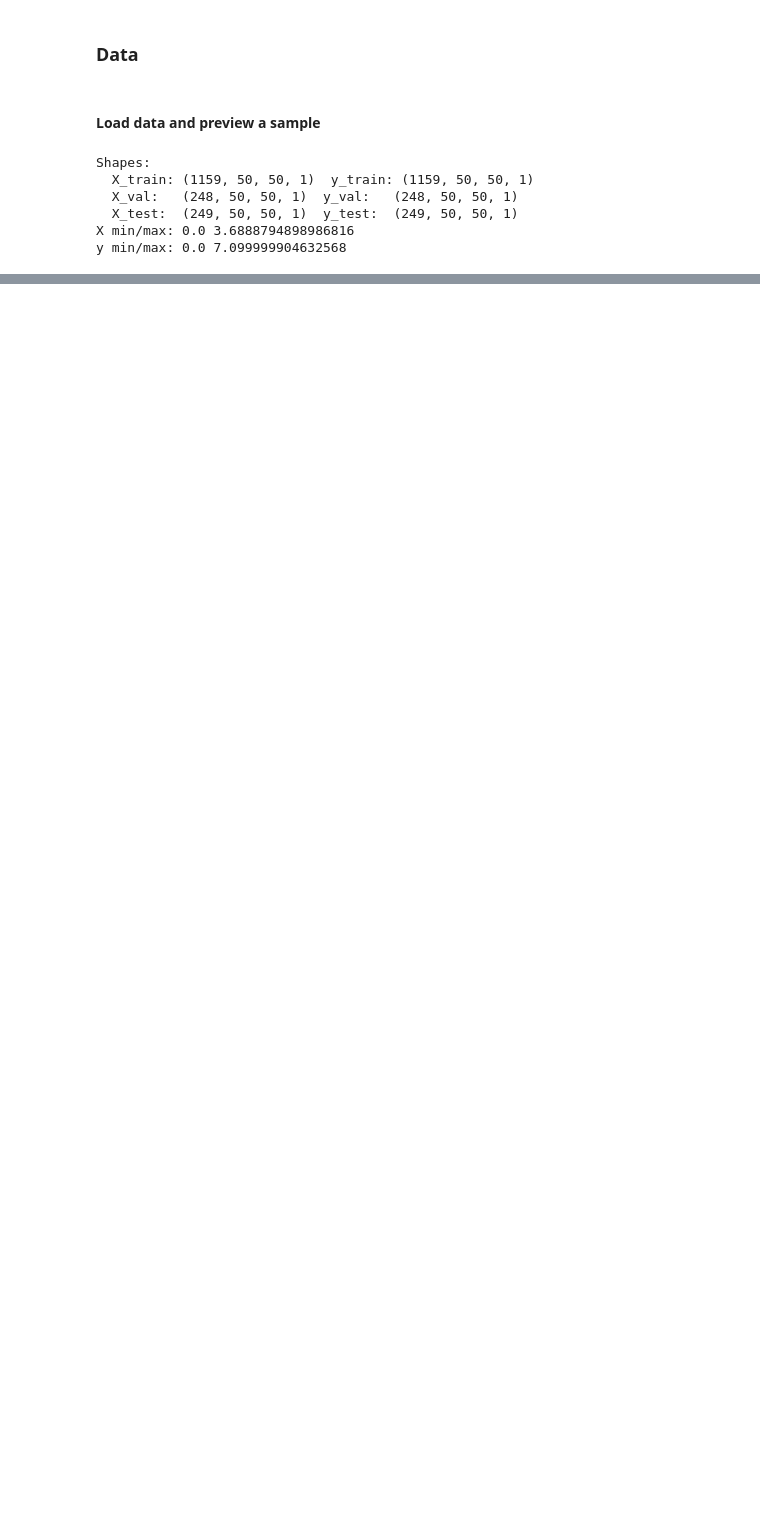
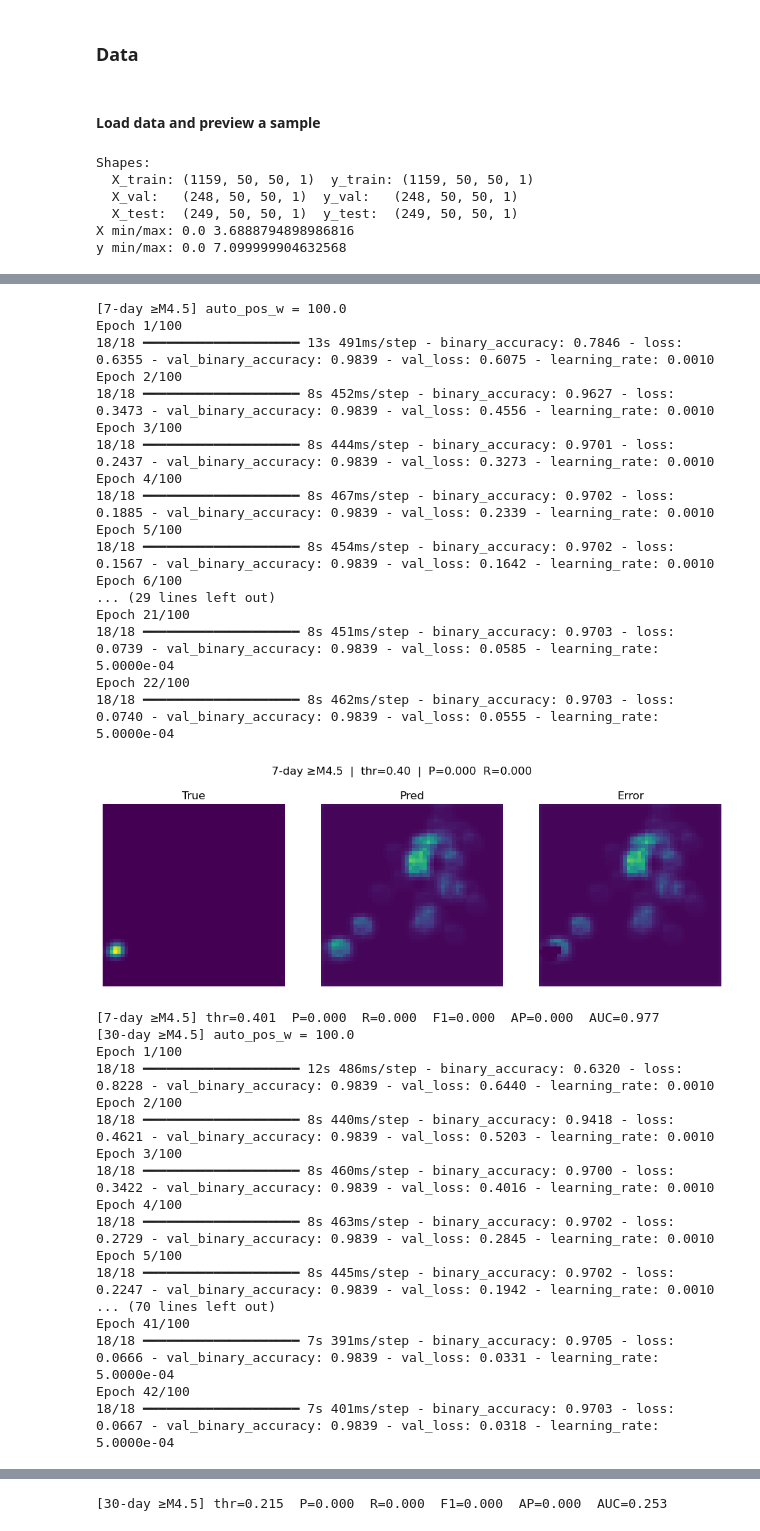
Before and after one commit to IT22000644/Seismic-GNN-Prediction, a Jupyter notebook: notebooks/06_cnn_map_training_notebook.ipynb, the cells around one changed output, grey strips where cells are left out. Saved outputs shown, nothing was run; the diff lists cells and outputs as text; code cells hidden in the pictures; blank space fills up the shorter version.

```diff
--- a/notebooks/06_cnn_map_training_notebook.ipynb
+++ b/notebooks/06_cnn_map_training_notebook.ipynb
@@ -111,11 +118,3 @@ Shapes:
   X_test:  (249, 50, 50, 1)  y_test:  (249, 50, 50, 1)
 X min/max: 0.0 3.6888794898986816
 y min/max: 0.0 7.099999904632568
-# %%
-# Training Example Visualization (input density vs target magnitude map)
-idx = 0
-fig, axs = plt.subplots(1, 2, figsize=(8,4))
-axs[0].imshow(X_train[idx, ..., 0]); axs[0].set_title("Input density (log1p)")
-axs[1].imshow(y_train[idx, ..., 0]); axs[1].set_title("Target max-magnitude (next horizon)")
-for a in axs: a.axis("off")
-plt.tight_layout(); plt.show()
@@ -123,0 +132,23 @@ plt.tight_layout(); plt.show()
+# %%
+def binarize_labels(y, mag_threshold):
+    """Turn per-cell magnitude maps into 0/1 labels for '≥ threshold'."""
+    return (y >= mag_threshold).astype("float32")
+
+def pos_weight_from(y_bin):
+    """Compute positive class weight for severe imbalance."""
+    pos = float(y_bin.sum())
+    neg = float(y_bin.size - pos)
+    return max(1.0, neg / (pos + 1e-6))
+
+def make_sample_weights(y_bin, pos_weight):
+    """Weight positives heavier; shape matches y."""
+    w = np.ones_like(y_bin, dtype="float32")
+    w[y_bin == 1] = pos_weight
+    return w
+
+def pick_example_index(y_true_bin):
+    """Pick a test index that actually has positives (fallback random)."""
+    idxs = np.where(y_true_bin.sum(axis=(1,2,3)) > 0)[0]
+    if len(idxs) == 0:
+        return np.random.randint(0, y_true_bin.shape[0])
+    return np.random.choice(idxs)
@@ -123,0 +454,46 @@ plt.tight_layout(); plt.show()
+# %%
+model_7d,  info_7d  = train_hotspot(
+    horizon_days=7,  mag_threshold=4.5, title="7-day ≥M4.5",
+    blur_sigma=1.0, use_focal=False, thr=None
+)
+
+model_30d, info_30d = train_hotspot(
+    horizon_days=30, mag_threshold=4.5, title="30-day ≥M4.5",
+    blur_sigma=1.0, use_focal=False, thr=None
+)
+# %% [output]
+[7-day ≥M4.5] auto_pos_w = 100.0
+Epoch 1/100
+18/18 ━━━━━━━━━━━━━━━━━━━━ 13s 491ms/step - binary_accuracy: 0.7846 - loss: 0.6355 - val_binary_accuracy: 0.9839 - val_loss: 0.6075 - learning_rate: 0.0010
+Epoch 2/100
+18/18 ━━━━━━━━━━━━━━━━━━━━ 8s 452ms/step - binary_accuracy: 0.9627 - loss: 0.3473 - val_binary_accuracy: 0.9839 - val_loss: 0.4556 - learning_rate: 0.0010
+Epoch 3/100
+18/18 ━━━━━━━━━━━━━━━━━━━━ 8s 444ms/step - binary_accuracy: 0.9701 - loss: 0.2437 - val_binary_accuracy: 0.9839 - val_loss: 0.3273 - learning_rate: 0.0010
+Epoch 4/100
+18/18 ━━━━━━━━━━━━━━━━━━━━ 8s 467ms/step - binary_accuracy: 0.9702 - loss: 0.1885 - val_binary_accuracy: 0.9839 - val_loss: 0.2339 - learning_rate: 0.0010
+Epoch 5/100
+18/18 ━━━━━━━━━━━━━━━━━━━━ 8s 454ms/step - binary_accuracy: 0.9702 - loss: 0.1567 - val_binary_accuracy: 0.9839 - val_loss: 0.1642 - learning_rate: 0.0010
+Epoch 6/100
+... (29 lines left out)
+Epoch 21/100
+18/18 ━━━━━━━━━━━━━━━━━━━━ 8s 451ms/step - binary_accuracy: 0.9703 - loss: 0.0739 - val_binary_accuracy: 0.9839 - val_loss: 0.0585 - learning_rate: 5.0000e-04
+Epoch 22/100
+18/18 ━━━━━━━━━━━━━━━━━━━━ 8s 462ms/step - binary_accuracy: 0.9703 - loss: 0.0740 - val_binary_accuracy: 0.9839 - val_loss: 0.0555 - learning_rate: 5.0000e-04
+[figure, added]
+[7-day ≥M4.5] thr=0.401  P=0.000  R=0.000  F1=0.000  AP=0.000  AUC=0.977
+[30-day ≥M4.5] auto_pos_w = 100.0
+Epoch 1/100
+18/18 ━━━━━━━━━━━━━━━━━━━━ 12s 486ms/step - binary_accuracy: 0.6320 - loss: 0.8228 - val_binary_accuracy: 0.9839 - val_loss: 0.6440 - learning_rate: 0.0010
+Epoch 2/100
+18/18 ━━━━━━━━━━━━━━━━━━━━ 8s 440ms/step - binary_accuracy: 0.9418 - loss: 0.4621 - val_binary_accuracy: 0.9839 - val_loss: 0.5203 - learning_rate: 0.0010
+Epoch 3/100
+18/18 ━━━━━━━━━━━━━━━━━━━━ 8s 460ms/step - binary_accuracy: 0.9700 - loss: 0.3422 - val_binary_accuracy: 0.9839 - val_loss: 0.4016 - learning_rate: 0.0010
+Epoch 4/100
+18/18 ━━━━━━━━━━━━━━━━━━━━ 8s 463ms/step - binary_accuracy: 0.9702 - loss: 0.2729 - val_binary_accuracy: 0.9839 - val_loss: 0.2845 - learning_rate: 0.0010
+Epoch 5/100
+18/18 ━━━━━━━━━━━━━━━━━━━━ 8s 445ms/step - binary_accuracy: 0.9702 - loss: 0.2247 - val_binary_accuracy: 0.9839 - val_loss: 0.1942 - learning_rate: 0.0010
+... (70 lines left out)
+Epoch 41/100
+18/18 ━━━━━━━━━━━━━━━━━━━━ 7s 391ms/step - binary_accuracy: 0.9705 - loss: 0.0666 - val_binary_accuracy: 0.9839 - val_loss: 0.0331 - learning_rate: 5.0000e-04
+Epoch 42/100
+18/18 ━━━━━━━━━━━━━━━━━━━━ 7s 401ms/step - binary_accuracy: 0.9703 - loss: 0.0667 - val_binary_accuracy: 0.9839 - val_loss: 0.0318 - learning_rate: 5.0000e-04
@@ -123,0 +501 @@ plt.tight_layout(); plt.show()
+[30-day ≥M4.5] thr=0.215  P=0.000  R=0.000  F1=0.000  AP=0.000  AUC=0.253
```
Also changed, not shown: parts of 31 cells of this notebook, 20 other files.
